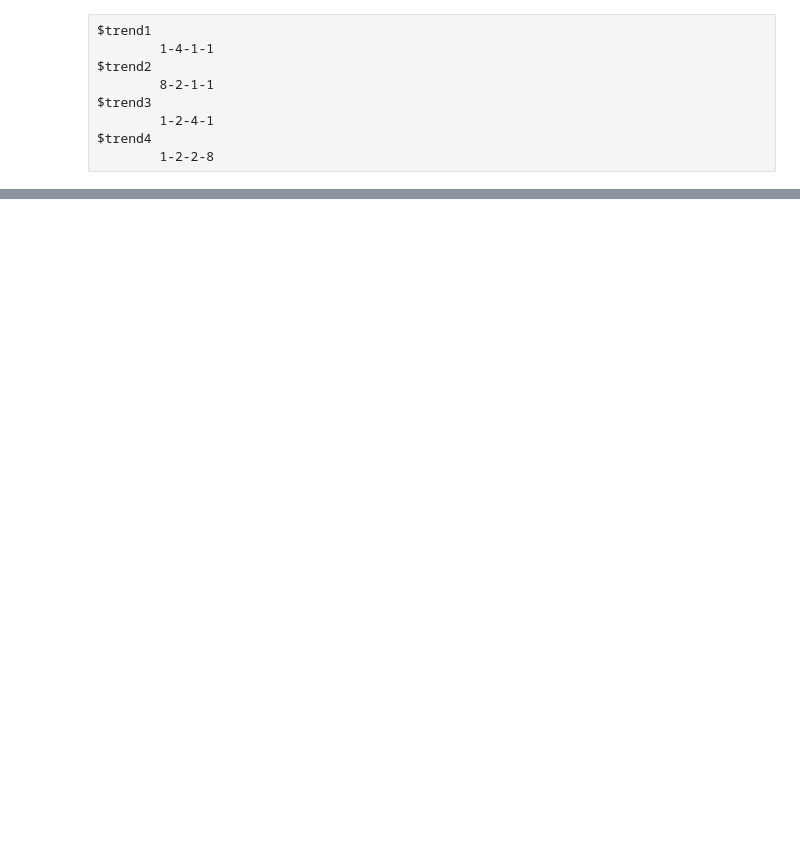
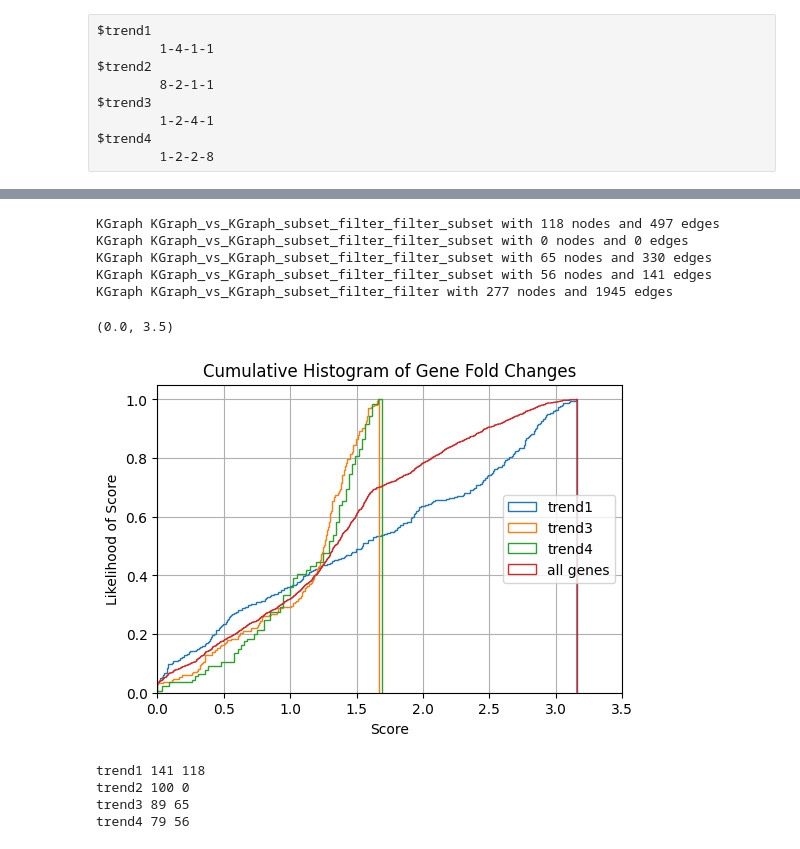
Before and after one commit to mjoppich/PICASO, a Jupyter notebook: simulated_data/kg_analysis_trend1.ipynb, the cells around one changed output, grey strips where cells are left out. Drawn from its saved outputs; the diff is of its cells as text; code cells hidden in the pictures; blank space fills up the shorter version.

```diff
--- a/simulated_data/kg_analysis_trend1.ipynb
+++ b/simulated_data/kg_analysis_trend1.ipynb
@@ -406,2 +534,25 @@ dkg_filtered.plot_node_attribute_histogram(attribute_accessor=lambda x: x["fc_sc
+# %%
+fig, ax = plt.subplots(figsize=(6, 4))
+for trend in trend2gene:
+    plot_edge_attribute_histogram(dkg_filtered, score_accessor=lambda x: x["fc_score"], nodes=trend2gene[trend], ax=ax, title=trend)
+plot_edge_attribute_histogram(dkg_filtered, score_accessor=lambda x: x["fc_score"], ax=ax, title="all genes")
+plt.title("Cumulative Histogram of Gene Fold Changes")
+plt.xlim((0, 3.5))
+# %% [output]
+KGraph KGraph_vs_KGraph_subset_filter_filter_subset with 118 nodes and 497 edges
+KGraph KGraph_vs_KGraph_subset_filter_filter_subset with 0 nodes and 0 edges
+KGraph KGraph_vs_KGraph_subset_filter_filter_subset with 65 nodes and 330 edges
+KGraph KGraph_vs_KGraph_subset_filter_filter_subset with 56 nodes and 141 edges
+KGraph KGraph_vs_KGraph_subset_filter_filter with 277 nodes and 1945 edges
+(0.0, 3.5)
+[figure, added]
+# %%
+for trend in trend2gene:
+    print(trend, len(trend2gene[trend]), len(set(trend2gene[trend]).intersection([x for x in dkg_filtered.kg.nodes])))
+# %% [output]
+trend1 141 118
+trend2 100 0
+trend3 89 65
+trend4 79 56
 # %%
 _=dkg_filtered.plot_graph(edge_score_accessor=lambda x: x.get("fc_score", 0), node_score_accessor=lambda x: x.get("fc_score", 0), figsize=(15, 15))
```
Also changed, not shown: parts of 23 cells of this notebook, 7 other files.
